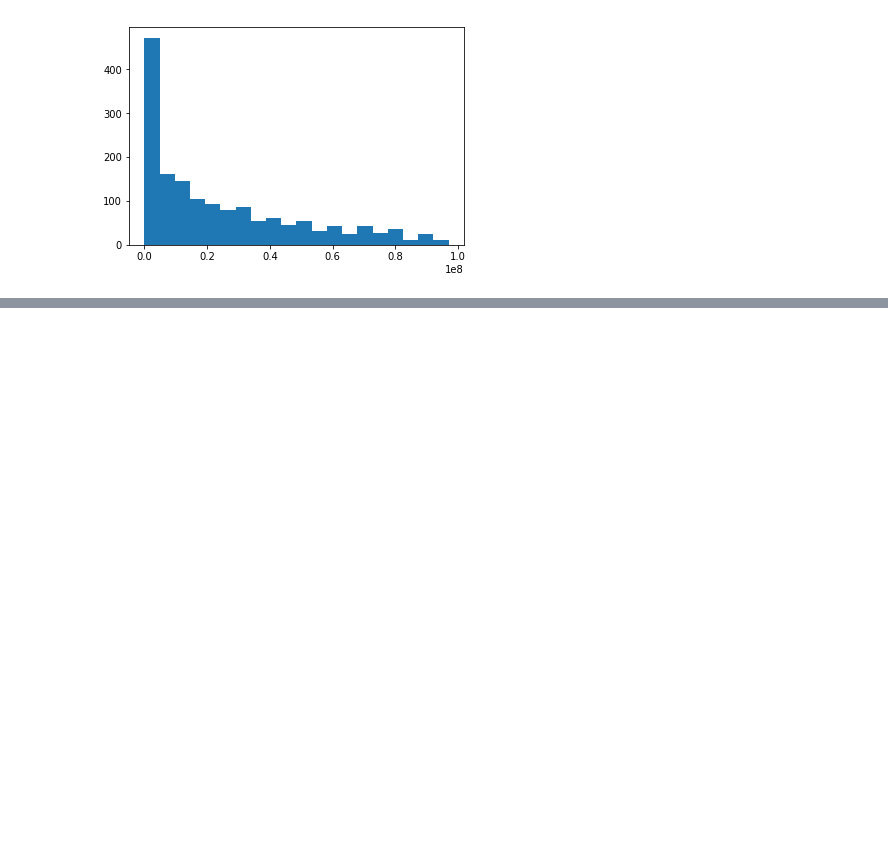
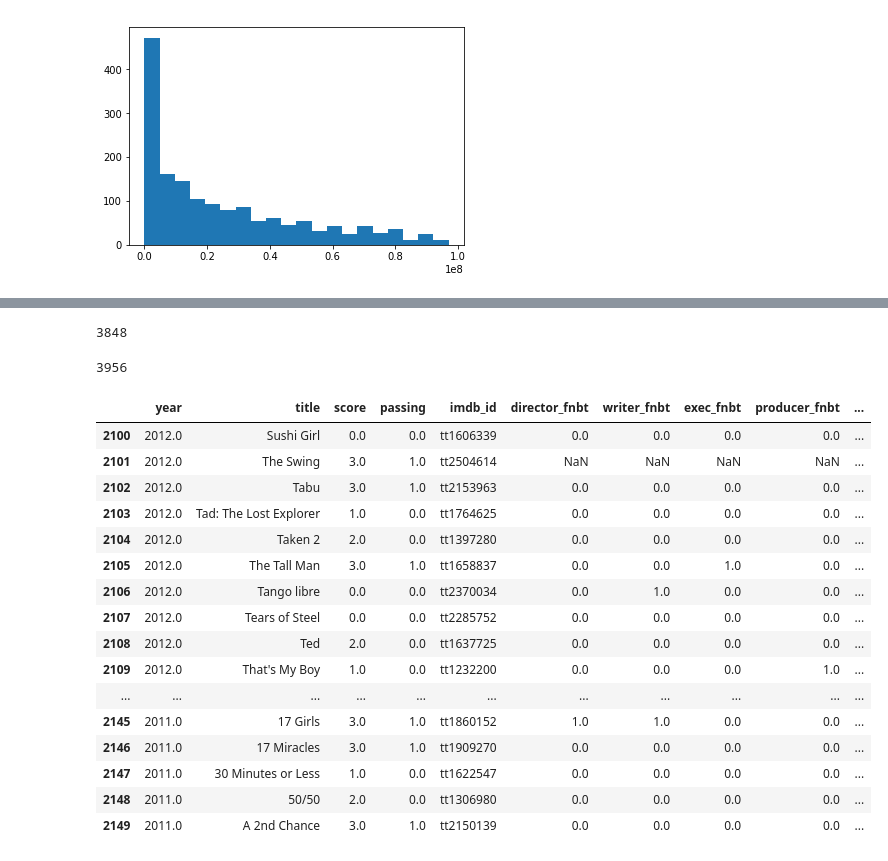
Before and after one commit to MagicMilly/women-in-film-analysis-dashboard, a Jupyter notebook: more_data_munging_useful.ipynb, the cells around one changed output, grey strips where cells are left out. Drawn from its saved outputs; the diff is of its cells as text; code cells hidden in the pictures; blank space fills up the shorter version.

Commit message:
finished adding budget and revenue from two new datasets

```diff
--- a/more_data_munging_useful.ipynb
+++ b/more_data_munging_useful.ipynb
@@ -1808,0 +1597,3 @@ bechdel_copy_indices
+# %%
+bechdel_df['updated_budgets'] = updated_budgets
+bechdel_df.head()
@@ -1808,0 +1624,3 @@ bechdel_copy_indices
+# %%
+imdb_revenue_dict = dict(zip(movies_metadata.imdb_id, movies_metadata.revenue))
+imdb_revenue_dict
@@ -1808,0 +1645,11 @@ bechdel_copy_indices
+# %%
+updated_revenue = []
+for imdb_id, revenue in zip(bechdel_df.imdb_id, bechdel_df.new_revenue):
+    if revenue != 0:
+        updated_revenue.append(revenue)
+    elif imdb_id in imdb_revenue_dict.keys():
+        updated_revenue.append(imdb_revenue_dict[imdb_id])
+    else:
+        updated_revenue.append(0)
+
+updated_revenue
@@ -1808,0 +1674,3 @@ bechdel_copy_indices
+# %%
+bechdel_df['updated_revenue'] = updated_revenue
+bechdel_df.tail()
@@ -1808,0 +1684,28 @@ bechdel_copy_indices
+# %%
+len(bechdel_df.loc[bechdel_df.new_revenue != 0])
+# %% [output]
+3848
+# %%
+len(bechdel_df.loc[bechdel_df.updated_revenue != 0])
+# %% [output]
+3956
+# %%
+bechdel_df[2100:2150]
+# %% [output]
+|  | year | title | score | passing | imdb_id | director_fnbt | writer_fnbt | exec_fnbt | producer_fnbt | ... |
+| 2100 | 2012.0 | Sushi Girl | 0.0 | 0.0 | tt1606339 | 0.0 | 0.0 | 0.0 | 0.0 | ... |
+| 2101 | 2012.0 | The Swing | 3.0 | 1.0 | tt2504614 | NaN | NaN | NaN | NaN | ... |
+| 2102 | 2012.0 | Tabu | 3.0 | 1.0 | tt2153963 | 0.0 | 0.0 | 0.0 | 0.0 | ... |
+| 2103 | 2012.0 | Tad: The Lost Explorer | 1.0 | 0.0 | tt1764625 | 0.0 | 0.0 | 0.0 | 0.0 | ... |
+| 2104 | 2012.0 | Taken 2 | 2.0 | 0.0 | tt1397280 | 0.0 | 0.0 | 0.0 | 0.0 | ... |
+| 2105 | 2012.0 | The Tall Man | 3.0 | 1.0 | tt1658837 | 0.0 | 0.0 | 1.0 | 0.0 | ... |
+| 2106 | 2012.0 | Tango libre | 0.0 | 0.0 | tt2370034 | 0.0 | 1.0 | 0.0 | 0.0 | ... |
+| 2107 | 2012.0 | Tears of Steel | 0.0 | 0.0 | tt2285752 | 0.0 | 0.0 | 0.0 | 0.0 | ... |
+| 2108 | 2012.0 | Ted | 2.0 | 0.0 | tt1637725 | 0.0 | 0.0 | 0.0 | 0.0 | ... |
+| 2109 | 2012.0 | That's My Boy | 1.0 | 0.0 | tt1232200 | 0.0 | 0.0 | 0.0 | 1.0 | ... |
+| ... | ... | ... | ... | ... | ... | ... | ... | ... | ... | ... |
+| 2145 | 2011.0 | 17 Girls | 3.0 | 1.0 | tt1860152 | 1.0 | 1.0 | 0.0 | 0.0 | ... |
+| 2146 | 2011.0 | 17 Miracles | 3.0 | 1.0 | tt1909270 | 0.0 | 0.0 | 0.0 | 0.0 | ... |
+| 2147 | 2011.0 | 30 Minutes or Less | 1.0 | 0.0 | tt1622547 | 0.0 | 0.0 | 0.0 | 0.0 | ... |
+| 2148 | 2011.0 | 50/50 | 2.0 | 0.0 | tt1306980 | 0.0 | 0.0 | 0.0 | 0.0 | ... |
+| 2149 | 2011.0 | A 2nd Chance | 3.0 | 1.0 | tt2150139 | 0.0 | 0.0 | 0.0 | 0.0 | ... |
```
Also changed, not shown: parts of 147 cells of this notebook.
